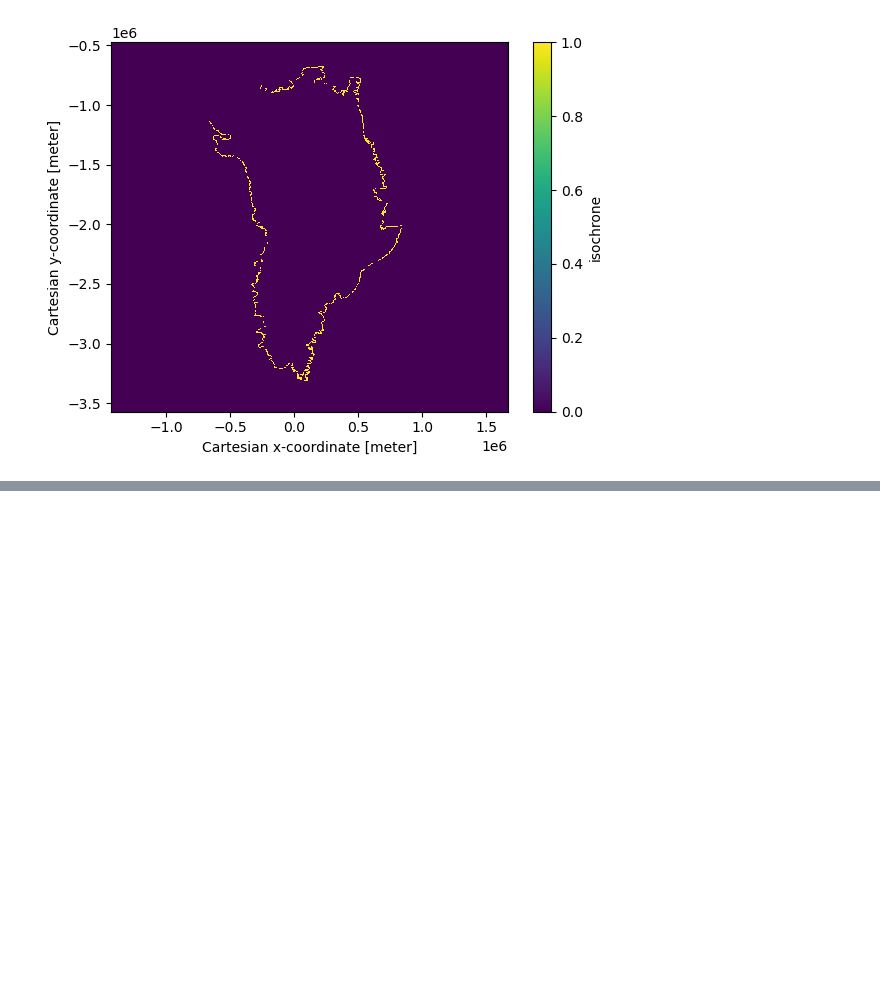
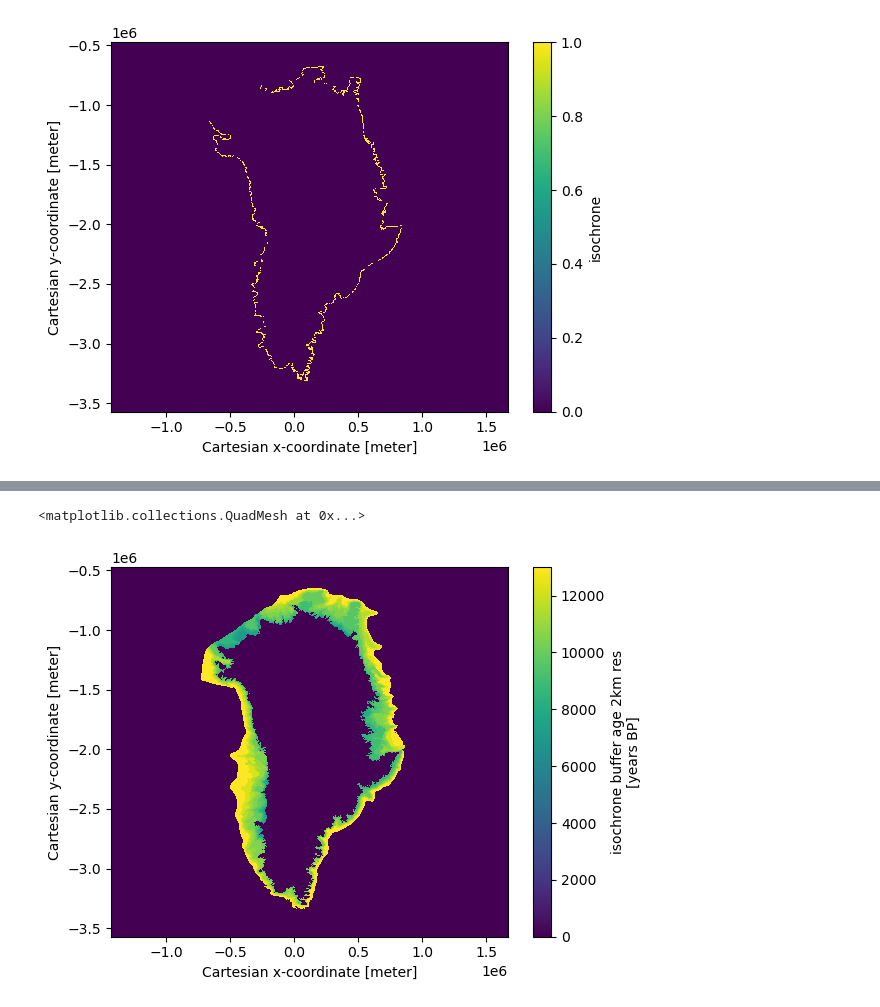
Before and after one commit to Jonniebarnsley/Karthaus, a Jupyter notebook: jonnie.ipynb, the cells around one changed output, grey strips where cells are left out. Saved outputs shown, nothing was run; the diff lists cells and outputs as text; code cells hidden in the pictures; blank space fills up the shorter version.

```diff
--- a/jonnie.ipynb
+++ b/jonnie.ipynb
@@ -49,0 +35,4 @@ file =
+# %%
+filepath = DATA / 'isochrone_buffers/PaleoGrIS_1.0_isochrone_buffers_2km_age.nc'
+file = xr.open_dataset(filepath)
+file
@@ -49,0 +53,9 @@ file =
+# %%
+x = file.x
+y = file.y
+iso = file.isochrone
+
+iso.plot()
+# %% [output]
+<matplotlib.collections.QuadMesh at 0x...>
+[figure, added]
```
Also changed, not shown: parts of 8 cells of this notebook.
